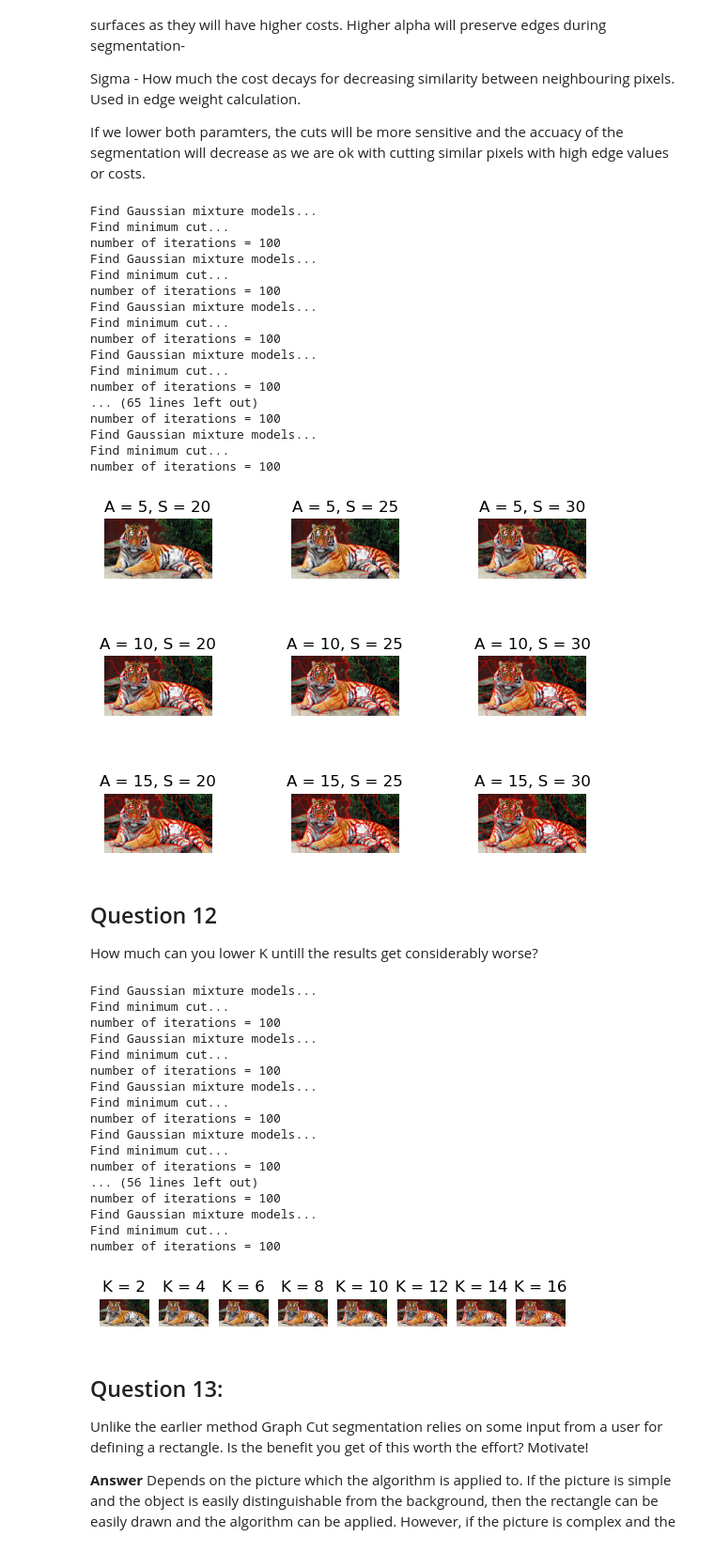
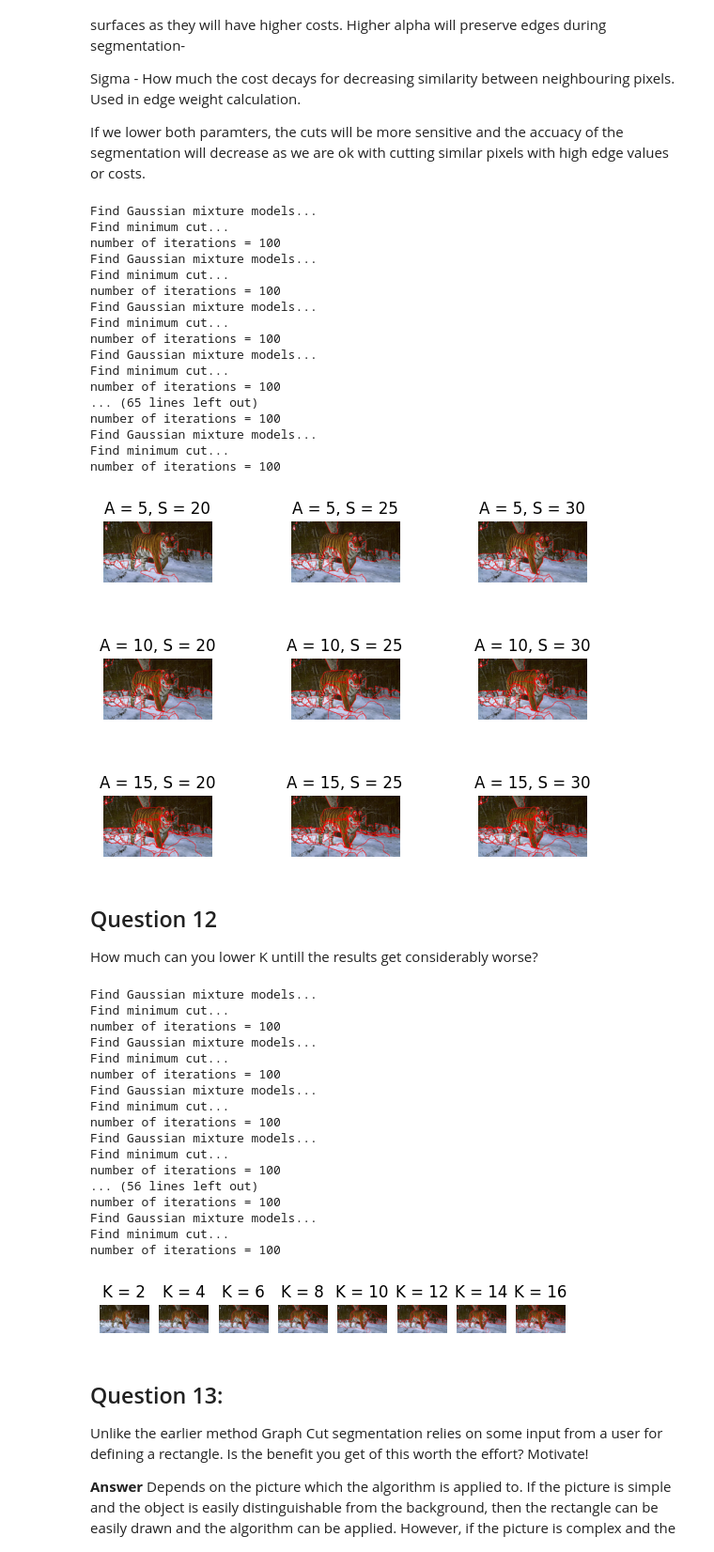
Before and after one commit to RakinAli/Computer-Vision-course, a Jupyter notebook: Labs/Lab 3/Rakin/main.ipynb, the cells around one changed output. Shown at 94% size. Cells and saved outputs as stored; diff of their text form; code cells hidden in the pictures.

```diff
--- a/Labs/Lab 3/Rakin/main.ipynb
+++ b/Labs/Lab 3/Rakin/main.ipynb
@@ -605,7 +606,7 @@ def qeleven():
   alpha = [5,10,15]  # maximum edge cost
   sigma = [20,25,30]  # edge cost decay factor
 
-  img = Image.open("Images-jpg/tiger1.jpg")
+  img = Image.open("Images-jpg/tiger2.jpg")
   img = img.resize((int(img.size[0] * scale_factor), int(img.size[1] * scale_factor)))
 
   area = [int(i * scale_factor) for i in area]
@@ -649,7 +650,7 @@ number of iterations = 100
 Find Gaussian mixture models...
 Find minimum cut...
 number of iterations = 100
-[figure, old version]
+[figure, new version]
 # %% [markdown]
 ## Question 12
 How much can you lower K untill the results get considerably worse?
@@ -667,7 +668,7 @@ def qtwelve():
   alpha = 8
   sigma = 30
 
-  img = Image.open("Images-jpg/tiger1.jpg")
+  img = Image.open("Images-jpg/tiger2.jpg")
   img = img.resize((int(img.size[0] * scale_factor), int(img.size[1] * scale_factor)))
 
   area = [int(i * scale_factor) for i in area]
@@ -683,34 +684,34 @@ def qtwelve():
       Inew = mean_segments(I, segm)
       if True:
           Inew = overlay_bounds(img, segm)
 
       # Display results
       img = Image.fromarray(Inew.astype(np.ubyte))
       axs[i].imshow(img)
       axs[i].set_title("K = {}".format(K[i]))
       axs[i].axis("off")
   plt.show()
 
 qtwelve()
 # %% [output]
 Find Gaussian mixture models...
 Find minimum cut...
 number of iterations = 100
 Find Gaussian mixture models...
 Find minimum cut...
 number of iterations = 100
 Find Gaussian mixture models...
 Find minimum cut...
 number of iterations = 100
 Find Gaussian mixture models...
 Find minimum cut...
 number of iterations = 100
 ... (56 lines left out)
 number of iterations = 100
 Find Gaussian mixture models...
 Find minimum cut...
 number of iterations = 100
-[figure, old version]
+[figure, new version]
 # %% [markdown]
 ## Question 13:
 Unlike the earlier method Graph Cut segmentation relies on some input from a user for defining a rectangle. Is the benefit you get of this worth the effort? Motivate!
```
Also changed, not shown: parts of 5 cells of this notebook, 2 other files.
